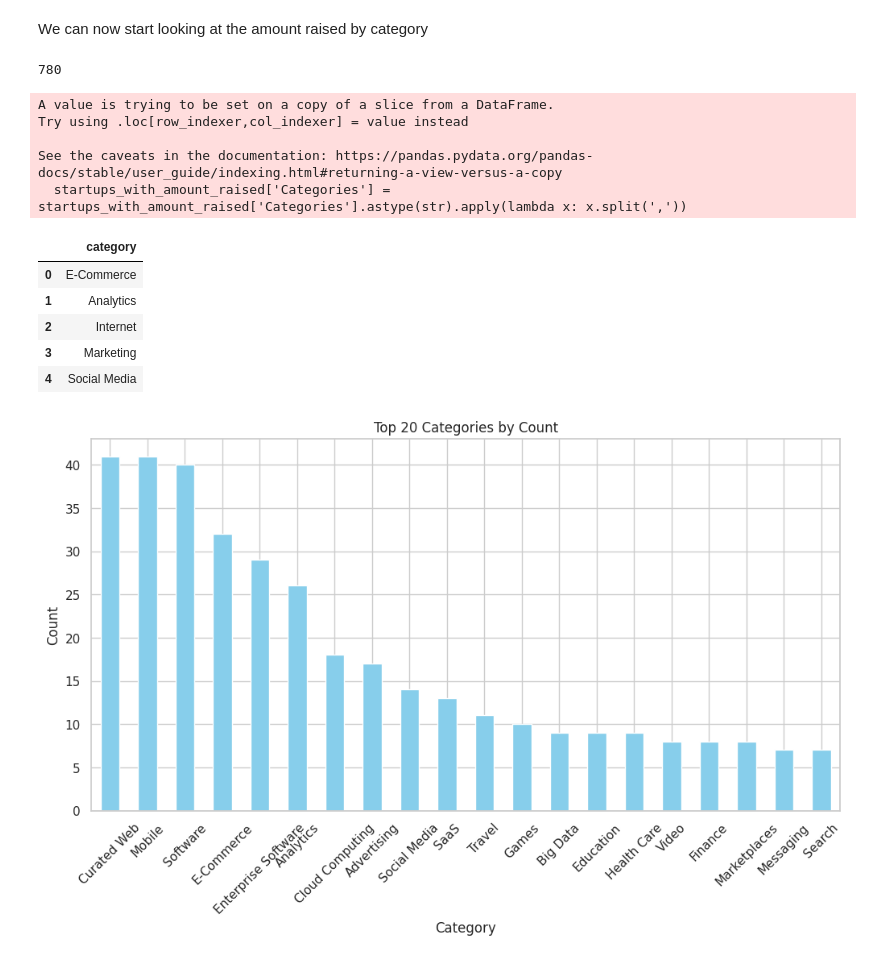
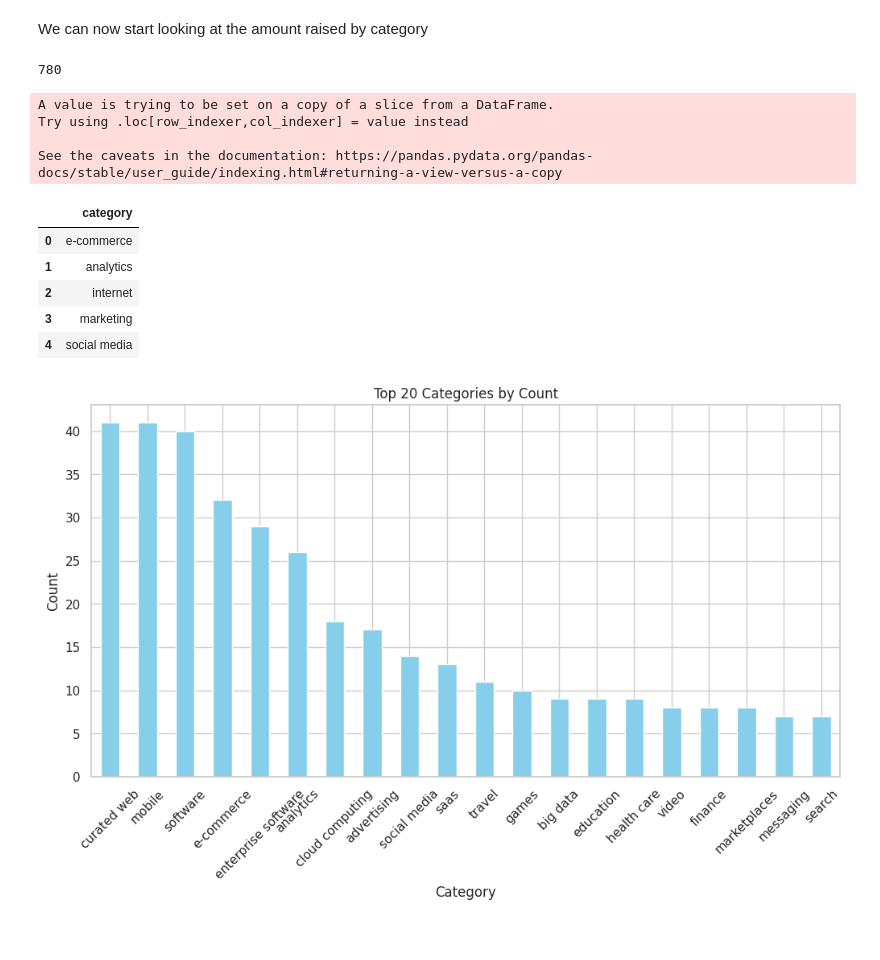
Before and after one commit to MihailoMilenkovic/startups-analysis, a Jupyter notebook: project.ipynb, the cells around one changed output. Cells and saved outputs as stored; diff of their text form; code cells hidden in the pictures.

```diff
--- a/project.ipynb
+++ b/project.ipynb
@@ -476,31 +476,29 @@ We even have slightly negative correlation, which could possibly be explained by
 # %% [markdown]
 We can now start looking at the amount raised by category
 # %%
-startups_with_amount_raised['Categories'] = startups_with_amount_raised['Categories'].astype(str).apply(lambda x: x.split(','))
+startups_with_amount_raised['Categories'] = startups_with_amount_raised['Categories'].astype(str).apply(lambda cats: [x.replace("[","").replace("]","").replace("'","").replace("[","").replace("]","").strip() for x in cats.lower().split(',')])
 categories=[]
 for cats in startups_with_amount_raised['Categories']:
-    cats_cleaned=[x.replace("[","").replace("]","").strip() for x in cats]
-    categories.extend(cats_cleaned)
+    categories.extend(cats)
 print(len(categories))
 cat = pd.DataFrame({
     'category' : categories
 },dtype='object')
 
 cat = cat[cat['category']!='nan']
 cat.head()
 # %% [output]
 780
 A value is trying to be set on a copy of a slice from a DataFrame.
 Try using .loc[row_indexer,col_indexer] = value instead
 
 See the caveats in the documentation: https://pandas.pydata.org/pandas-docs/stable/user_guide/indexing.html#returning-a-view-versus-a-copy
-  startups_with_amount_raised['Categories'] = startups_with_amount_raised['Categories'].astype(str).apply(lambda x: x.split(','))
 |  | category |
-| 0 | E-Commerce |
-| 1 | Analytics |
-| 2 | Internet |
-| 3 | Marketing |
-| 4 | Social Media |
+| 0 | e-commerce |
+| 1 | analytics |
+| 2 | internet |
+| 3 | marketing |
+| 4 | social media |
 # %%
 # Get the top 10 categories by count
 top_categories = cat['category'].value_counts().head(20)
```
Also changed, not shown: parts of 19 cells of this notebook, 29 other files.
